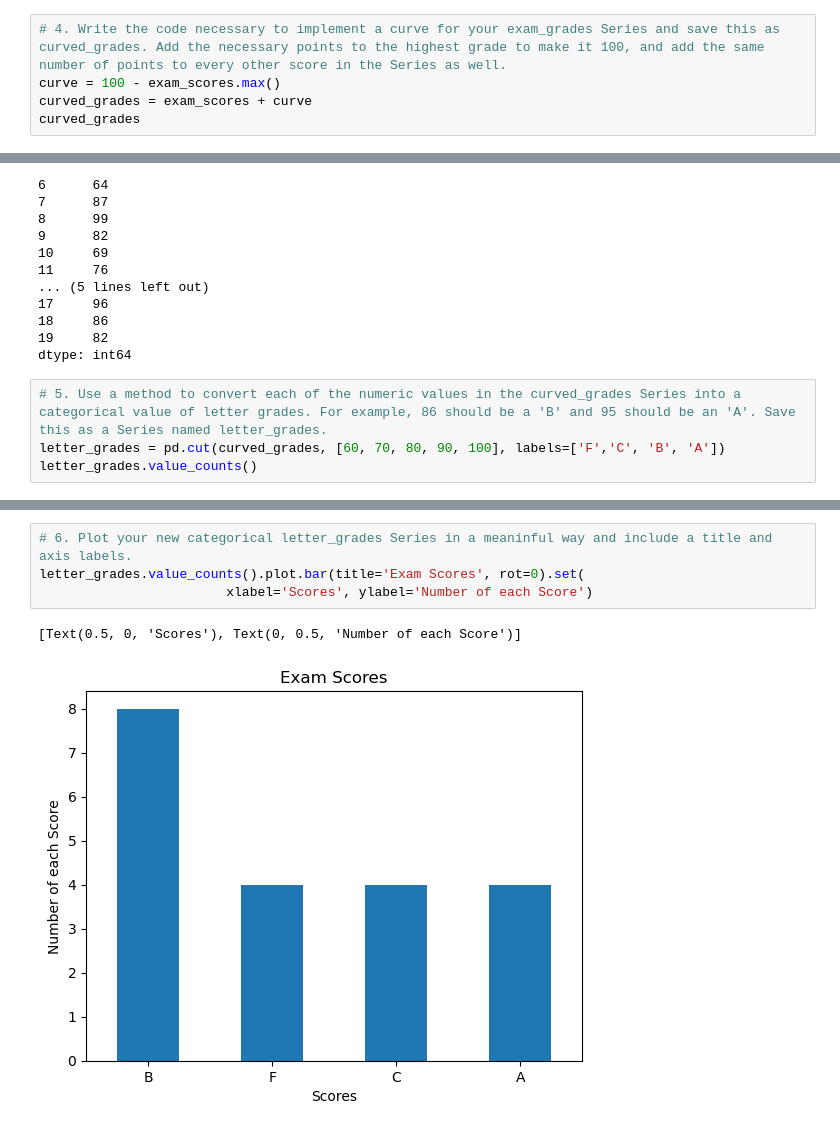
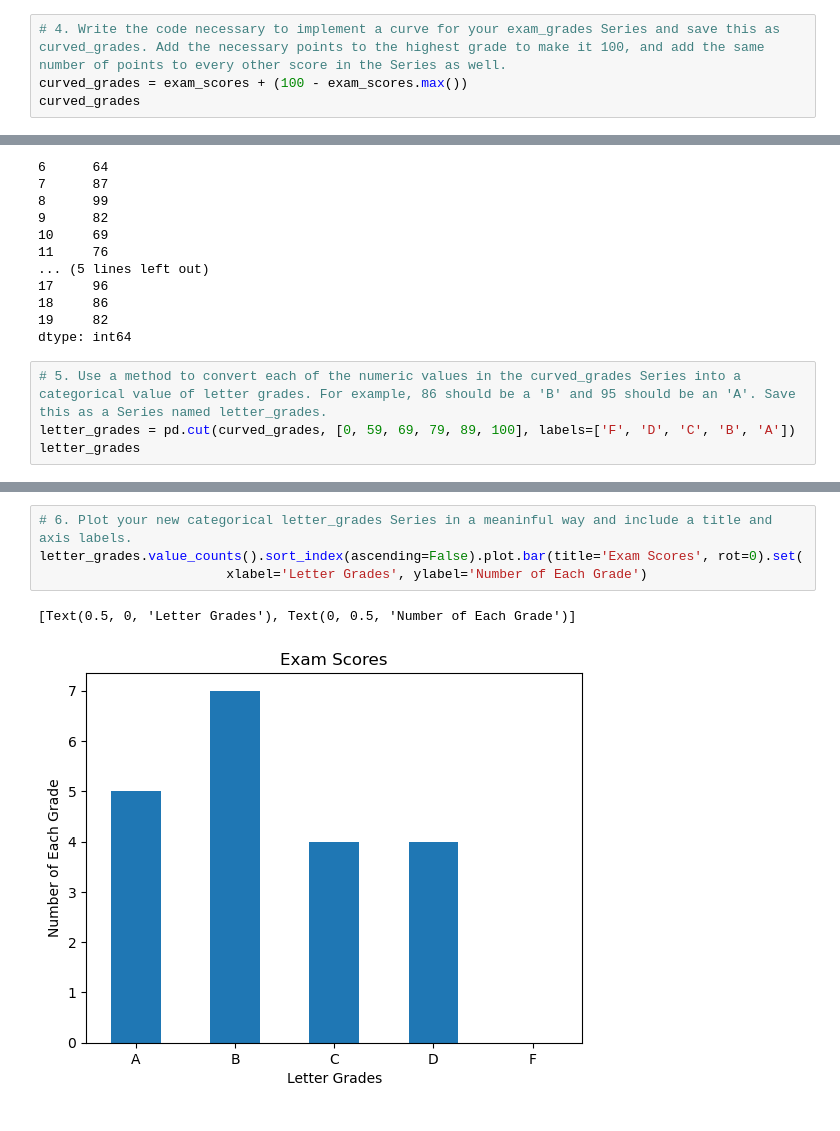
Before and after one commit to ihcrane/data-science-libraries, a Jupyter notebook: panda_series.ipynb, the cells around one changed output, grey strips where cells are left out. Drawn from its saved outputs; the diff is of its cells as text.

```diff
--- a/panda_series.ipynb
+++ b/panda_series.ipynb
@@ -350,7 +369,6 @@ exam_scores_bins.value_counts().plot.bar(title='Exam Scores', rot=45).set(xlabel
 # %%
 # 4. Write the code necessary to implement a curve for your exam_grades Series and save this as curved_grades. Add the necessary points to the highest grade to make it 100, and add the same number of points to every other score in the Series as well.
-curve = 100 - exam_scores.max()
-curved_grades = exam_scores + curve
+curved_grades = exam_scores + (100 - exam_scores.max())
 curved_grades
 # %% [output]
 0      64
@@ -372,6 +390,6 @@ curved_grades
 dtype: int64
 # %%
 # 5. Use a method to convert each of the numeric values in the curved_grades Series into a categorical value of letter grades. For example, 86 should be a 'B' and 95 should be an 'A'. Save this as a Series named letter_grades.
-letter_grades = pd.cut(curved_grades, [60, 70, 80, 90, 100], labels=['F','C', 'B', 'A'])
-letter_grades.value_counts()
+letter_grades = pd.cut(curved_grades, [0, 59, 69, 79, 89, 100], labels=['F', 'D', 'C', 'B', 'A'])
+letter_grades
 # %% [output]
@@ -383,7 +413,7 @@ dtype: int64
 # %%
 # 6. Plot your new categorical letter_grades Series in a meaninful way and include a title and axis labels.
-letter_grades.value_counts().plot.bar(title='Exam Scores', rot=0).set(
-                        xlabel='Scores', ylabel='Number of each Score')
+letter_grades.value_counts().sort_index(ascending=False).plot.bar(title='Exam Scores', rot=0).set(
+                        xlabel='Letter Grades', ylabel='Number of Each Grade')
 # %% [output]
-[Text(0.5, 0, 'Scores'), Text(0, 0.5, 'Number of each Score')]
+[Text(0.5, 0, 'Letter Grades'), Text(0, 0.5, 'Number of Each Grade')]
-[figure, old version]
+[figure, new version]
```
Also changed, not shown: parts of 16 cells of this notebook, 1 other file.
